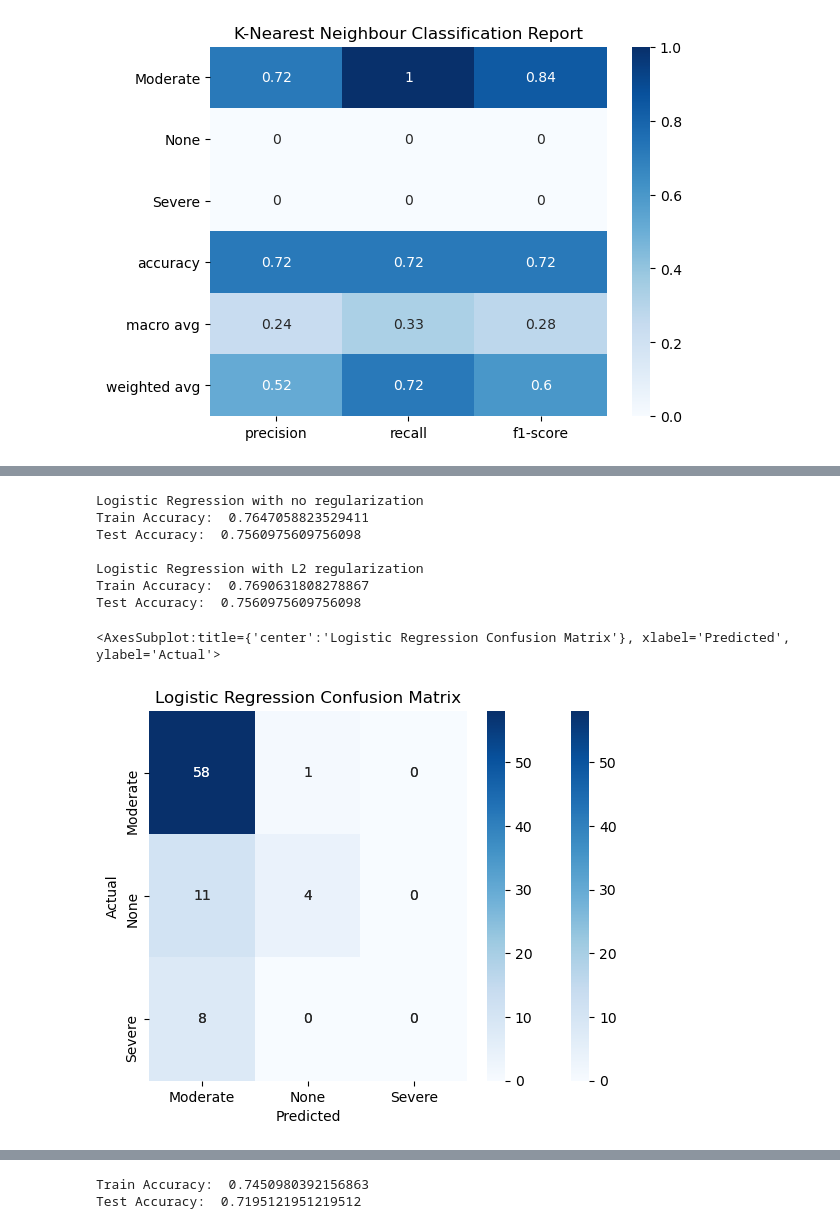
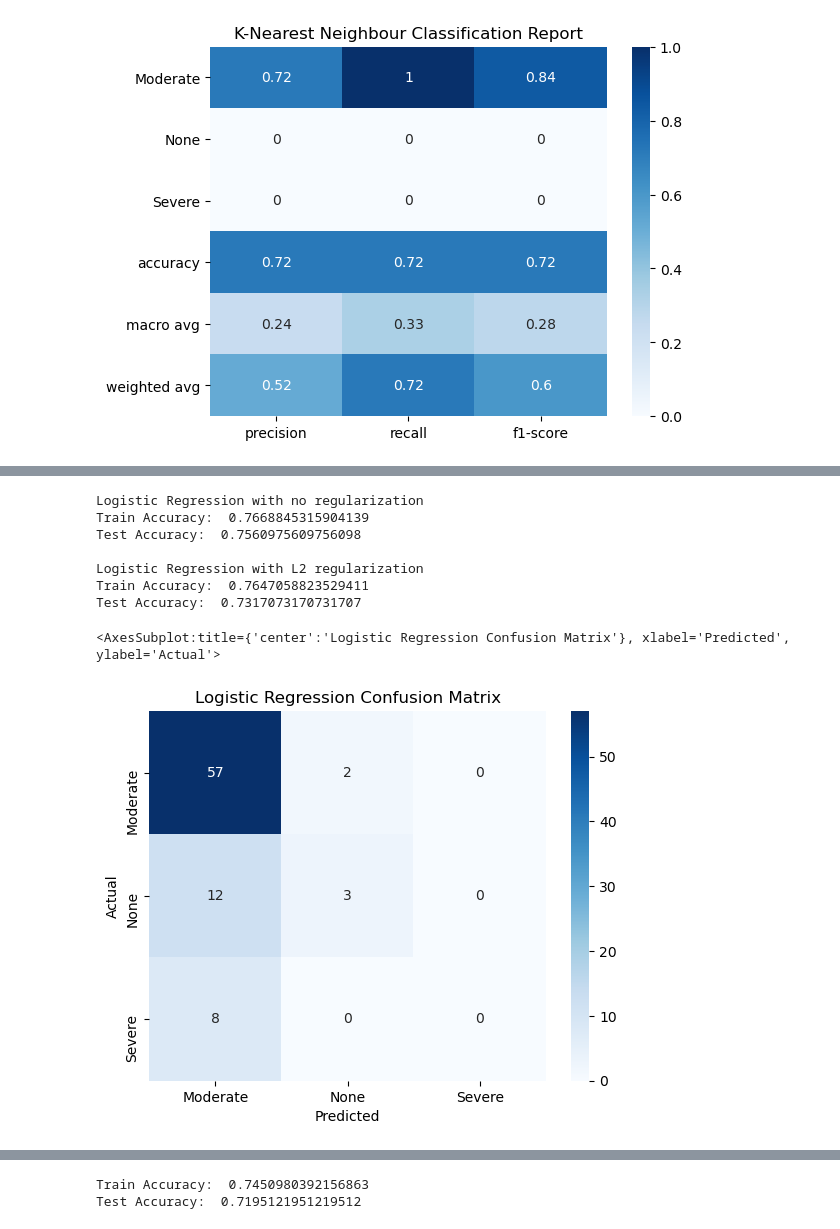
Before and after one commit to Jaber-Al-Siam/Lifestyle-and-Depression-Among-University-Students, a Jupyter notebook: Predict Depression Category.ipynb, the cells around one changed output, grey strips where cells are left out. Cells and saved outputs as stored; diff of their text form; code cells hidden in the pictures.

```diff
--- a/Predict Depression Category.ipynb
+++ b/Predict Depression Category.ipynb
@@ -705,17 +717,17 @@ skfold = StratifiedKFold(n_splits=5)
 # %%
-# # searcing for best parameters for RandomForestClassifier uisng GridSearchCV
+# searcing for best parameters for RandomForestClassifier uisng GridSearchCV
 
-# rfc=RandomForestClassifier(random_state=42)
+rfc=RandomForestClassifier(random_state=42)
 
-# param_grid = {
-#     'n_estimators': [200, 500],
-#     'max_features': ['auto', 'sqrt', 'log2'],
-#     'max_depth' : [4,5,6,7,8],
-#     'criterion' :['gini', 'entropy'],
-# }
+param_grid = {
+    'n_estimators': [200, 500],
+    'max_features': ['auto', 'sqrt', 'log2'],
+    'max_depth' : [4,5,6,7,8],
+    'criterion' :['gini', 'entropy'],
+}
 
-# CV_rfc = GridSearchCV(estimator=rfc, param_grid=param_grid, cv = 5)
-# CV_rfc.fit(X_train, y_train)
+CV_rfc = GridSearchCV(estimator=rfc, param_grid=param_grid, cv = 5)
+CV_rfc.fit(X_train, y_train)
 
-# print(CV_rfc.best_score_)
-# CV_rfc.best_params_
+print(CV_rfc.best_score_)
+CV_rfc.best_params_
@@ -756,8 +774,6 @@ maxdepths = [2,3,4,5,6,7,8,9,10,15,20,25,30,35,40,45,50]
 trainAcc = np.zeros(len(maxdepths))
 testAcc = np.zeros(len(maxdepths))
 foldAcc = np.zeros(len(maxdepths))
-difference = 100.0
-best_depth = 0
 
 index = 0
 for depth in maxdepths:
@@ -769,21 +785,14 @@ for depth in maxdepths:
     y_predTest = clf.predict(X_test)
     trainAcc[index] = accuracy_score(y_train, y_predTrain)
     testAcc[index] = accuracy_score(y_test, y_predTest)
-    curr_difference = np.abs(trainAcc[index]-testAcc[index]) * 100.00
-    if curr_difference < difference:
-        difference = curr_difference
-        print(depth)
-        best_depth = depth
-    print("Depth = ", depth, ", Training Accuracy = ", trainAcc[index], ", Test Accuracy = ", testAcc[index],
-          ", Diff = ", curr_difference, " %")
     index += 1
 
-print('\n\n')
-print('Best depth is ', best_depth)
 clf = DecisionTreeClassifier(max_depth=2, criterion='gini')
 clf = clf.fit(X_train, y_train)
 y_predTrain = clf.predict(X_train)
 y_predTest = clf.predict(X_test)
+print("Train Accuracy: ", accuracy_score(y_pred_train, y_train))
+print("Test Accuracy: ", accuracy_score(y_pred_test, y_test))
 #########################################
 # Plot of training and test accuracies
 #########################################
@@ -902,42 +887,37 @@ Text(0, 0.5, 'Accuracy')
 clf = LogisticRegression(penalty = 'none')
 
 clf.fit(X_train, y_train)
 y_pred_train = clf.predict(X_train)
 y_pred_test = clf.predict(X_test)
 print("Logistic Regression with no regularization")
 print("Train Accuracy: ", accuracy_score(y_pred_train, y_train))
 print("Test Accuracy: ", accuracy_score(y_pred_test, y_test))
 print()
 
 clf = LogisticRegression(penalty = 'l2')
 
 clf.fit(X_train, y_train)
 y_pred_train = clf.predict(X_train)
 y_pred_test = clf.predict(X_test)
 print("Logistic Regression with L2 regularization")
 print("Train Accuracy: ", accuracy_score(y_pred_train, y_train))
 print("Test Accuracy: ", accuracy_score(y_pred_test, y_test))
 matrix = metrics.confusion_matrix(y_test, y_pred_test)
 df_cm = pd.DataFrame(matrix, columns=np.unique(y_test), index = np.unique(y_test))
 df_cm.index.name = 'Actual'
 df_cm.columns.name = 'Predicted'
-sns.heatmap(df_cm, cmap="Blues", annot=True)
-matrix = metrics.confusion_matrix(y_test, y_pred_test)
-df_cm = pd.DataFrame(matrix, columns=np.unique(y_test), index = np.unique(y_test))
-df_cm.index.name = 'Actual'
-df_cm.columns.name = 'Predicted'
 plt.title('Logistic Regression Confusion Matrix')
 sns.heatmap(df_cm, cmap="Blues", annot=True)
 # %% [output]
 Logistic Regression with no regularization
-Train Accuracy:  0.7647058823529411
+Train Accuracy:  0.7668845315904139
 Test Accuracy:  0.7560975609756098
 
 Logistic Regression with L2 regularization
-Train Accuracy:  0.7690631808278867
-Test Accuracy:  0.7560975609756098
+Train Accuracy:  0.7647058823529411
+Test Accuracy:  0.7317073170731707
 <AxesSubplot:title={'center':'Logistic Regression Confusion Matrix'}, xlabel='Predicted', ylabel='Actual'>
-[figure, old version]
+[figure, new version]
 # %%
 plt.title('Logistic Regression Classification Report')
 clf_report = classification_report(y_test, y_pred_test, output_dict=True)
```
Also changed, not shown: parts of 18 cells of this notebook.
